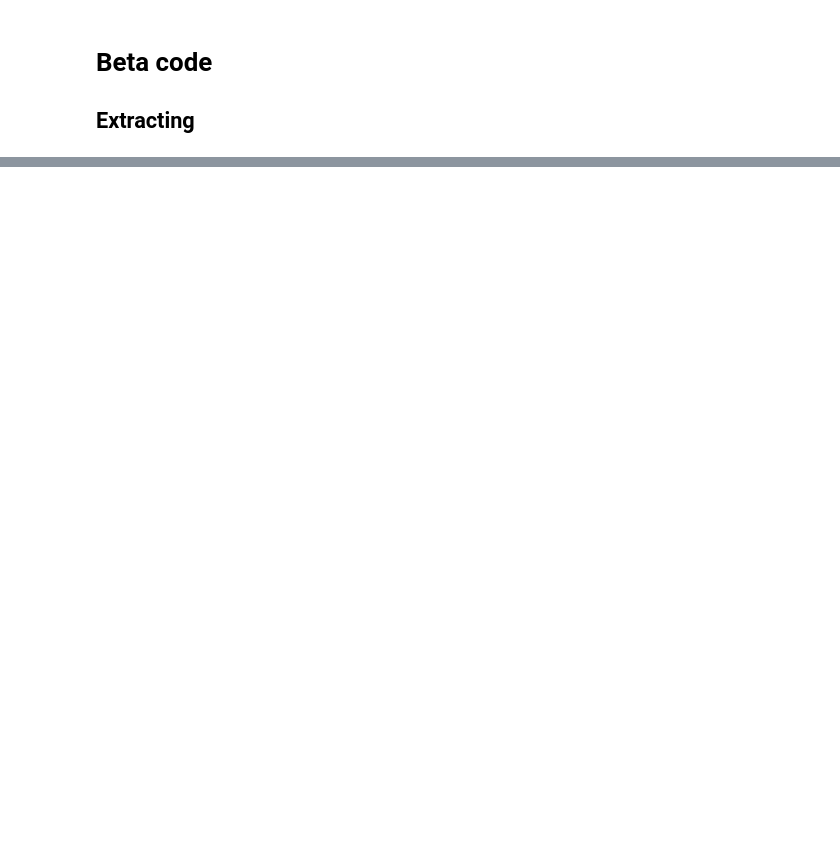
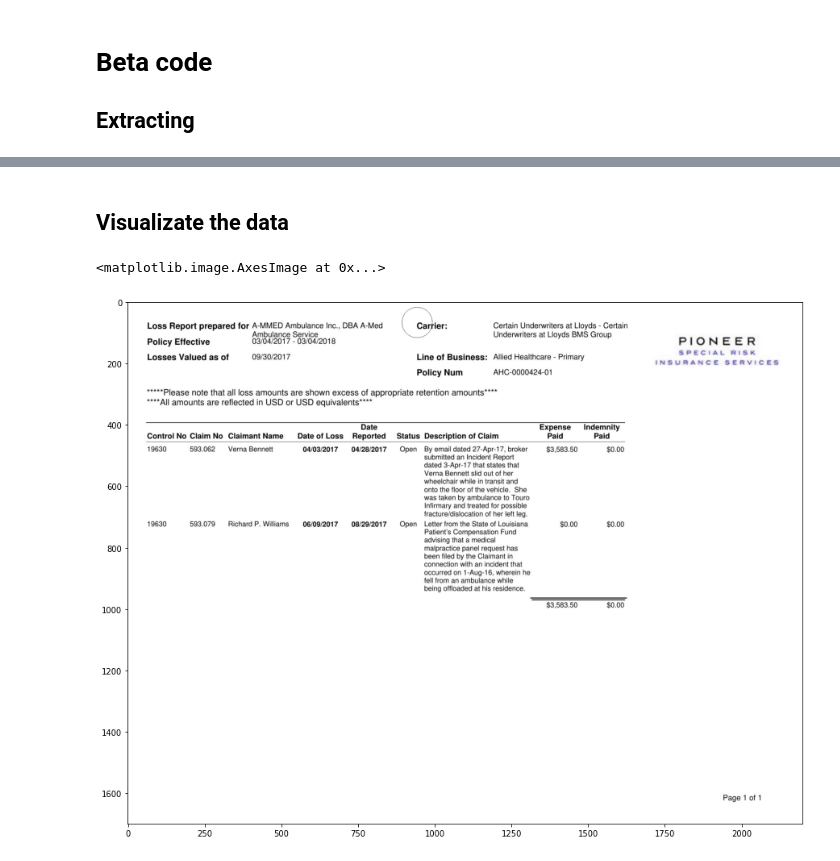
Before and after one commit to zaned897/pdfTextanalyzer, a Jupyter notebook: main_beta.ipynb, the cells around one changed output, grey strips where cells are left out. Drawn from its saved outputs; the diff is of its cells as text; code cells hidden in the pictures; blank space fills up the shorter version.

```diff
--- a/main_beta.ipynb
+++ b/main_beta.ipynb
@@ -32,7 +22,7 @@ PATH_image = os.path.join('.','data','images','')
 
 
 #__________________________________________________
-pdf_file = '12 - 13 loss runs - Focus Nursing CHG770310301 11-1-12-13_YES0'
+pdf_file = 'A-MMED 2017 Pioneer loss runs PIO-YES0'
 #___________________________________________________
 
 
@@ -45,4 +35,4 @@ image_file = PATH_image + pdf_file + '.jpg'
 txt_dict = lossrun.read_dict(txt_file)
 
 # load configuration file prototype
-template_rules = ConfigObj('config_file.ino')
+data_ponts = ConfigObj('config_file.ino')
@@ -48,0 +41,3 @@ template_rules = ConfigObj('config_file.ino')
+# %%
+points_of_interest = lossrun.search_rules(txt_dict, data_ponts)
+points_of_interest
@@ -48,0 +56,13 @@ template_rules = ConfigObj('config_file.ino')
+# %% [markdown]
+## Visualizate the data ##
+# %%
+## read image
+_image = cv2.imread(image_file)
+
+# vis data point choords
+cv2.circle(_image, (points_of_interest[0][2], points_of_interest[0][3]),50, 10)
+plt.figure(figsize = (15,13))
+plt.imshow(_image)
+# %% [output]
+<matplotlib.image.AxesImage at 0x...>
+[figure, added]
```
Also changed, not shown: parts of 10 cells of this notebook, 5 other files.
